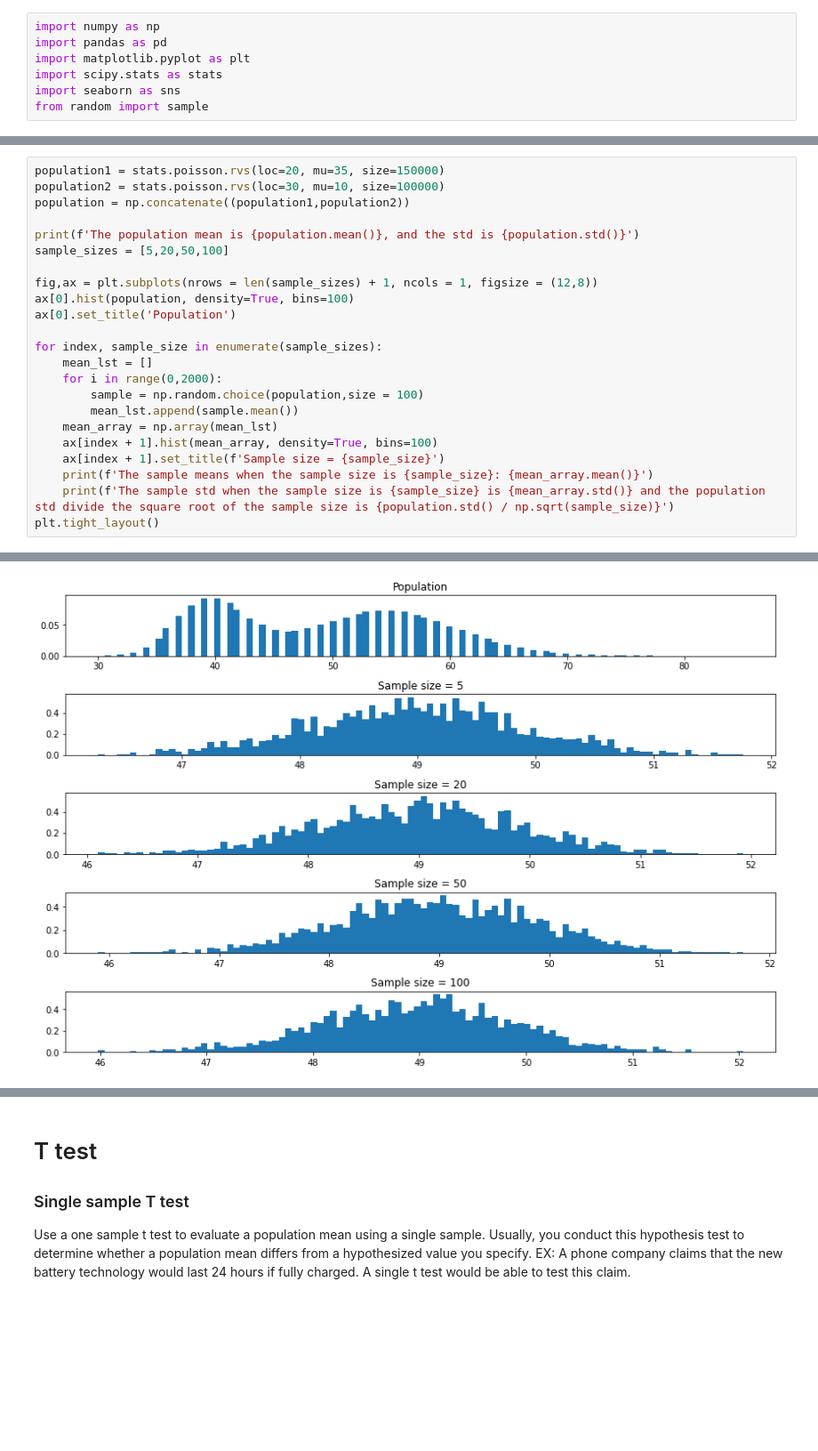
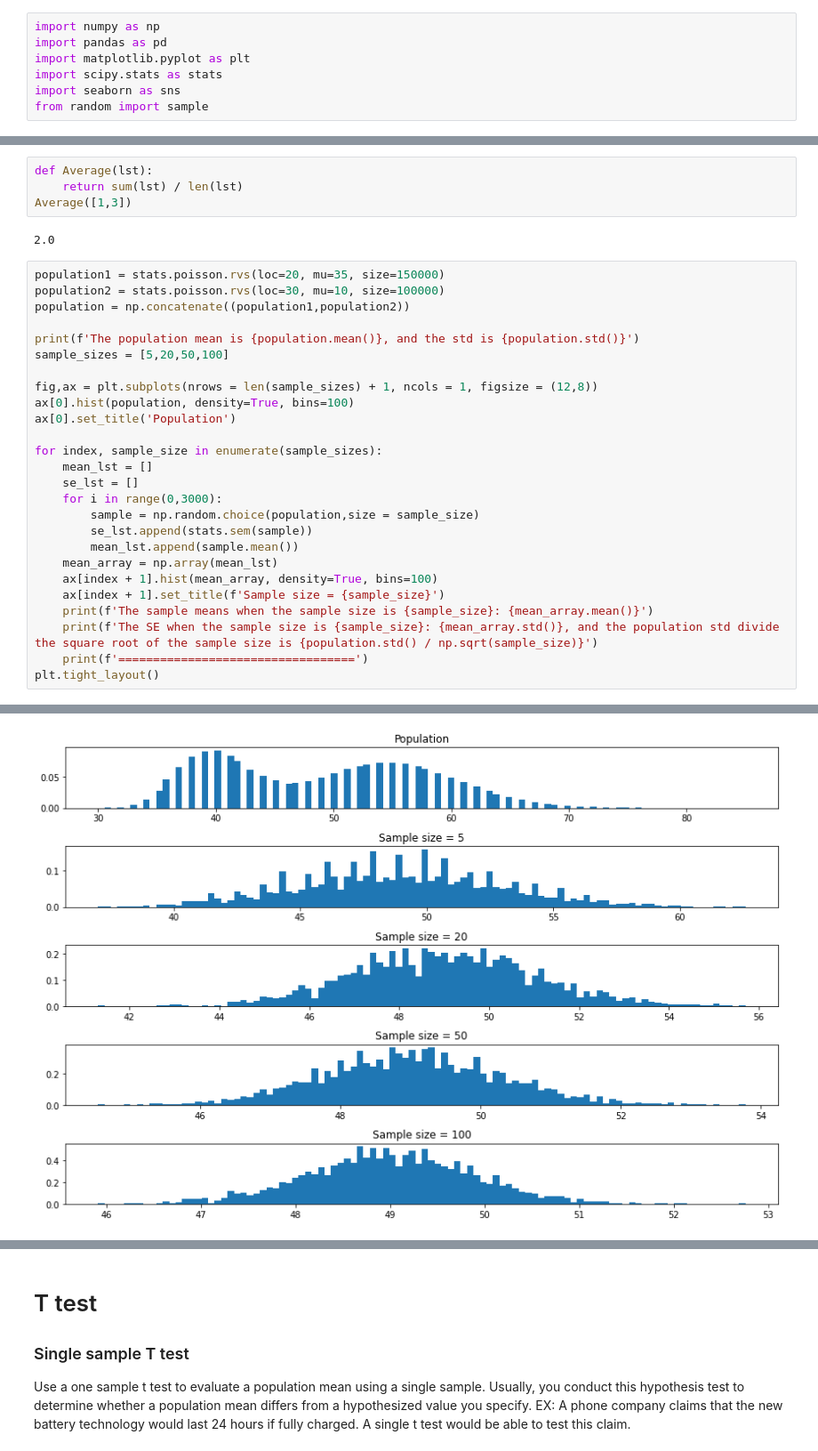
Before and after one commit to chris199713/Hypothesis_test, a Jupyter notebook: Hypothesis_testing.ipynb, the cells around one changed output, grey strips where cells are left out. Shown at 89% size. Drawn from its saved outputs; the diff is of its cells as text; blank space fills up the shorter version.

```diff
--- a/Hypothesis_testing.ipynb
+++ b/Hypothesis_testing.ipynb
@@ -17,3 +17,9 @@ from random import sample
+# %%
+def Average(lst):
+    return sum(lst) / len(lst)
+Average([1,3])
+# %% [output]
+2.0
 # %%
 population1 = stats.poisson.rvs(loc=20, mu=35, size=150000)
 population2 = stats.poisson.rvs(loc=30, mu=10, size=100000)
@@ -28,13 +34,16 @@ ax[0].set_title('Population')
 
 for index, sample_size in enumerate(sample_sizes):
     mean_lst = []
-    for i in range(0,2000):
-        sample = np.random.choice(population,size = 100)
+    se_lst = []
+    for i in range(0,3000):
+        sample = np.random.choice(population,size = sample_size)
+        se_lst.append(stats.sem(sample))
         mean_lst.append(sample.mean())
     mean_array = np.array(mean_lst)
     ax[index + 1].hist(mean_array, density=True, bins=100)
     ax[index + 1].set_title(f'Sample size = {sample_size}')
     print(f'The sample means when the sample size is {sample_size}: {mean_array.mean()}')
-    print(f'The sample std when the sample size is {sample_size} is {mean_array.std()} and the population std divide the square root of the sample size is {population.std() / np.sqrt(sample_size)}')
+    print(f'The SE when the sample size is {sample_size}: {mean_array.std()}, and the population std divide the square root of the sample size is {population.std() / np.sqrt(sample_size)}')
+    print(f'==================================')
 plt.tight_layout()
 # %% [output]
@@ -50,4 +63,4 @@ The sample std when the sample size is 100 is 0.8802955395632764 and the populat
-[figure, old version]
+[figure, new version]
 # %% [markdown]
 # Standard normal distribution
 The standard normal distribution, also called the z-distribution, is a special normal distribution where the mean is 0 and the standard deviation is 1.
```
Also changed, not shown: parts of 11 cells of this notebook.
